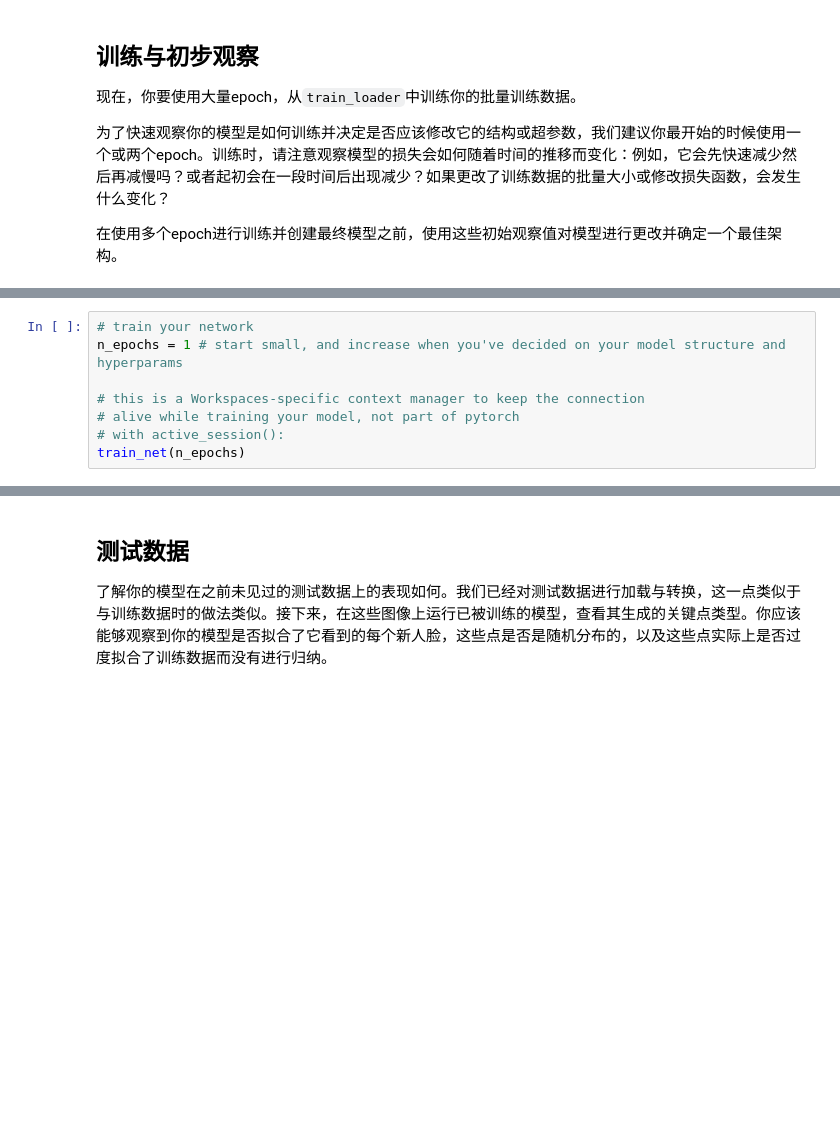
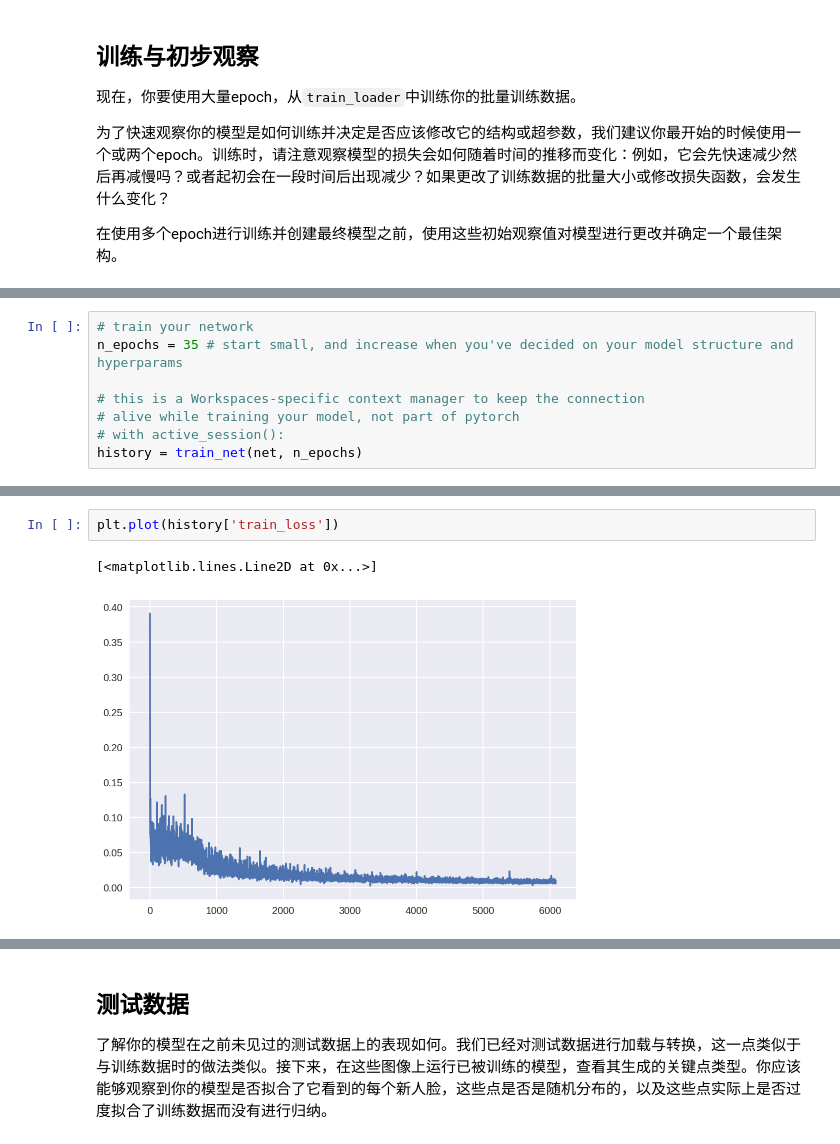
Before and after one commit to rawk-v/MLND-projects, a Jupyter notebook: cv-project0-facial-keypoints/2. Define the Network Architecture-zh.ipynb, the cells around one changed output, grey strips where cells are left out. Cells and saved outputs as stored; diff of their text form; blank space fills up the shorter version.

```diff
--- a/cv-project0-facial-keypoints/2. Define the Network Architecture-zh.ipynb
+++ b/cv-project0-facial-keypoints/2. Define the Network Architecture-zh.ipynb
@@ -403,9 +465,9 @@ def train_net(n_epochs):
 # %%
 # train your network
-n_epochs = 1 # start small, and increase when you've decided on your model structure and hyperparams
+n_epochs = 35 # start small, and increase when you've decided on your model structure and hyperparams
 
 # this is a Workspaces-specific context manager to keep the connection
 # alive while training your model, not part of pytorch
 # with active_session():
-train_net(n_epochs)
+history = train_net(net, n_epochs)
 # %% [output]
@@ -422 +490,6 @@ Epoch: 1, Batch: 100, Avg. Loss: 0.09370376095175743
 Finished Training
+# %%
+plt.plot(history['train_loss'])
+# %% [output]
+[<matplotlib.lines.Line2D at 0x...>]
+[figure, added]
```
Also changed, not shown: parts of 29 cells of this notebook, 2 other files.
